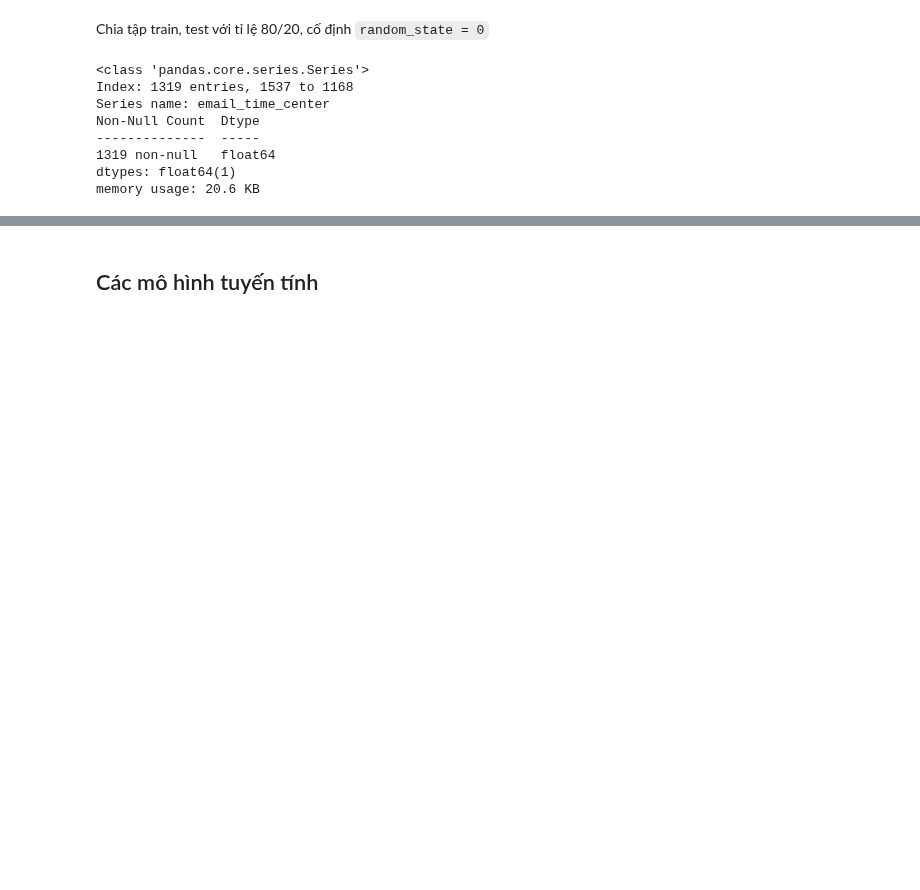
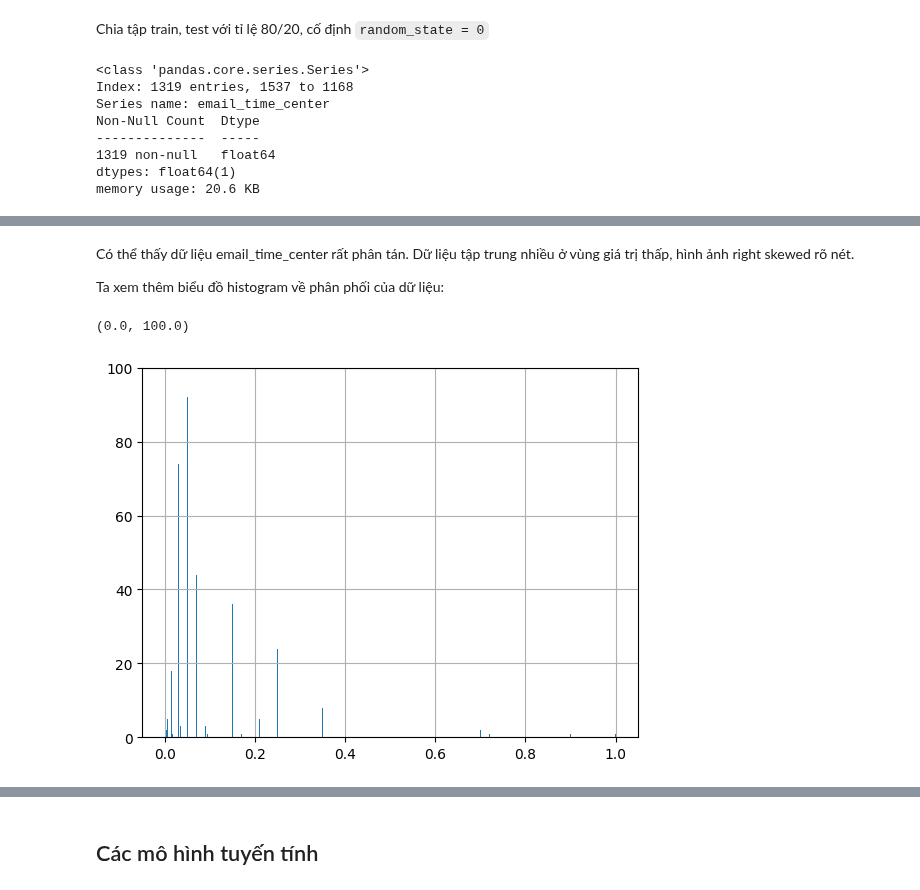
Before and after one commit to batman0911/social-stat-final-term, a Jupyter notebook: report.ipynb, the cells around one changed output, grey strips where cells are left out. Drawn from its saved outputs; the diff is of its cells as text; code cells hidden in the pictures; blank space fills up the shorter version.

```diff
--- a/report.ipynb
+++ b/report.ipynb
@@ -477,0 +520,10 @@ def print_metrics(y_test, y_pred):
+# %% [markdown]
+Có thể thấy dữ liệu email_time_center rất phân tán. Dữ liệu tập trung nhiều ở vùng giá trị thấp, hình ảnh right skewed rõ nét.
+
+Ta xem thêm biểu đồ histogram về phân phối của dữ liệu:
+# %%
+y.hist(bins = 1300)
+plt.ylim([0,100])
+# %% [output]
+(0.0, 100.0)
+[figure, added]
```
Also changed, not shown: parts of 32 cells of this notebook, 1 other file.
